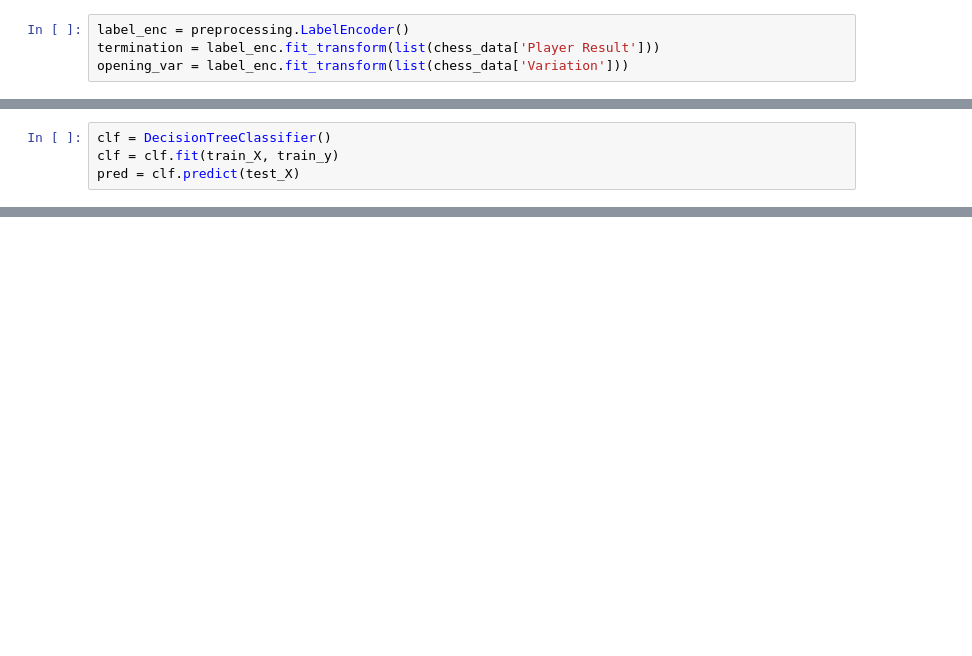
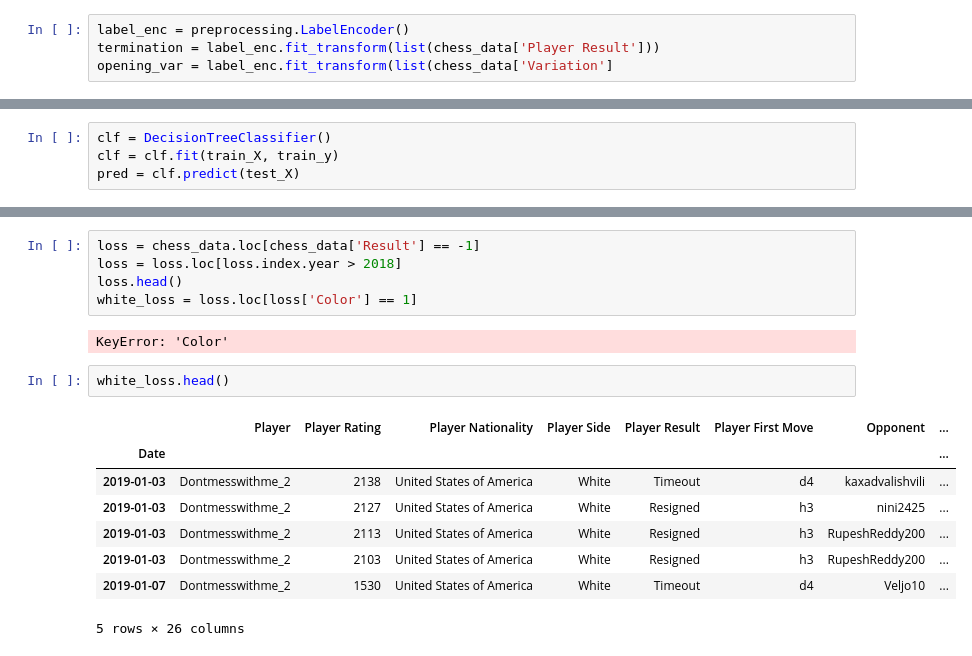
Before and after one commit to sss-home/chess-project, a Jupyter notebook: ChessGamePredictor.ipynb, the cells around one changed output, grey strips where cells are left out. Cells and saved outputs as stored; diff of their text form; blank space fills up the shorter version.

```diff
--- a/ChessGamePredictor.ipynb
+++ b/ChessGamePredictor.ipynb
@@ -63,4 +66,4 @@ from sklearn import preprocessing
 # %%
 label_enc = preprocessing.LabelEncoder()
 termination = label_enc.fit_transform(list(chess_data['Player Result']))
-opening_var = label_enc.fit_transform(list(chess_data['Variation']))
+opening_var = label_enc.fit_transform(list(chess_data['Variation']
@@ -323,0 +416,18 @@ my_second_data
+# %%
+loss = chess_data.loc[chess_data['Result'] == -1]
+loss = loss.loc[loss.index.year > 2018]
+loss.head()
+white_loss = loss.loc[loss['Color'] == 1]
+# %% [output]
+KeyError: 'Color'
+# %%
+white_loss.head()
+# %% [output]
+|  | Player | Player Rating | Player Nationality | Player Side | Player Result | Player First Move | Opponent | ... |
+| Date |  |  |  |  |  |  |  | ... |
+| 2019-01-03 | Dontmesswithme_2 | 2138 | United States of America | White | Timeout | d4 | kaxadvalishvili | ... |
+| 2019-01-03 | Dontmesswithme_2 | 2127 | United States of America | White | Resigned | h3 | nini2425 | ... |
+| 2019-01-03 | Dontmesswithme_2 | 2113 | United States of America | White | Resigned | h3 | RupeshReddy200 | ... |
+| 2019-01-03 | Dontmesswithme_2 | 2103 | United States of America | White | Resigned | h3 | RupeshReddy200 | ... |
+| 2019-01-07 | Dontmesswithme_2 | 1530 | United States of America | White | Timeout | d4 | Veljo10 | ... |
+5 rows × 26 columns
```
Also changed, not shown: parts of 45 cells of this notebook.
